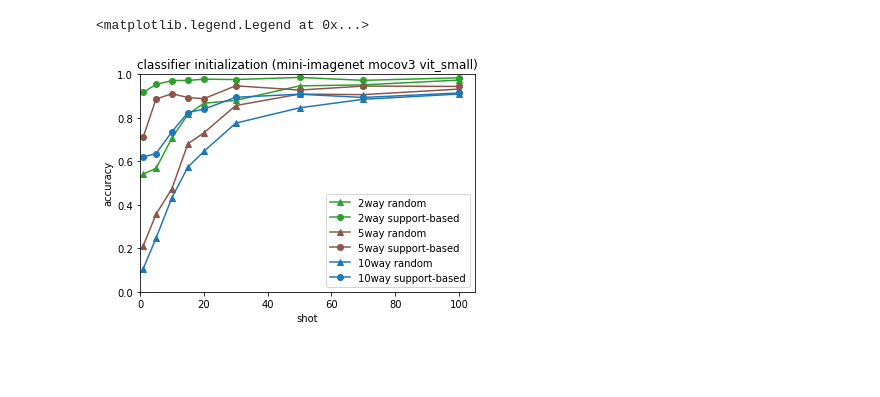
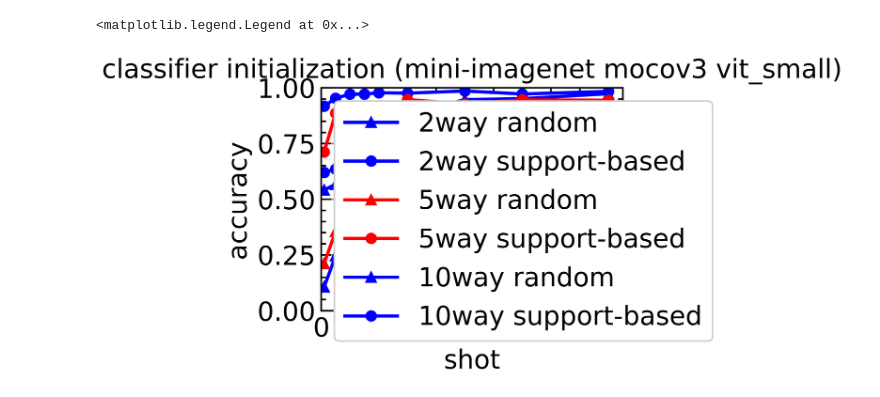
Before and after one commit to NoSW/FSICS, a Jupyter notebook: plot.ipynb, the cells around one changed output. Drawn from its saved outputs; the diff is of its cells as text; code cells hidden in the pictures; blank space fills up the shorter version.

```diff
--- a/plot.ipynb
+++ b/plot.ipynb
@@ -3,6 +3,7 @@
 import numpy as np
 import matplotlib.pyplot as plt
 
+plt.style.use(['science', 'no-latex', 'grid', 'notebook', 'nature'])
 supp_yes = {}
 supp_no = {}
 
@@ -11,36 +12,36 @@ def read_txt(fn, supp):
         for line in f.readlines():
             tokens = line.split(' ')
             supp[tokens[1]] = float(tokens[2][:8])
 
 
-read_txt(fn=".\\result\\randInit_2022-04-17-04-43-22\\2022-04-17-04-43-22.txt", supp=supp_no)
-read_txt(fn=".\\result\\supportInit_2022-04-17-03-57-15\\2022-04-17-03-57-15.txt", supp=supp_yes)
+read_txt(fn="result\\randInit_2022-04-17-04-43-22\\2022-04-17-04-43-22.txt", supp=supp_no)
+read_txt(fn="result\\supportInit_2022-04-17-03-57-15\\2022-04-17-03-57-15.txt", supp=supp_yes)
 
 way_list = [2, 5, 10]
 shot_list =  [ 1, 5, 10, 15, 20, 30, 50, 70, 100]
 dataset_ins = "mini-imagenet"
 model_ins = ["mocov3", 'vit_small']
 for way_ins in way_list:
         y_no = []
         y_yes = []
         y = []
         for shot_ins in shot_list:
             k = f"{way_ins}way-{shot_ins}shot"
             y_no.append(supp_no[k])
             y_yes.append(supp_yes[k])
 
 
         plt.plot(np.array(shot_list), np.array(y_no), '^-', color=f"C{way_ins}", label=f"{way_ins}way random")
         plt.plot(np.array(shot_list), np.array(y_yes), 'o-', color=f"C{way_ins}", label=f"{way_ins}way support-based")
 plt.title(f'classifier initialization ({dataset_ins} {model_ins[0]} {model_ins[1]})')
 plt.ylim(0.0, 1.0)
 plt.xlim(0, shot_list[-1]+5)
 plt.xlabel('shot')
 plt.ylabel('accuracy')
 plt.legend()
 # %% [output]
 <matplotlib.legend.Legend at 0x...>
-[figure, old version]
+[figure, new version]
 # %%
 # support init or not
 import numpy as np
```
Also changed, not shown: parts of 3 cells of this notebook, 3 other files.
